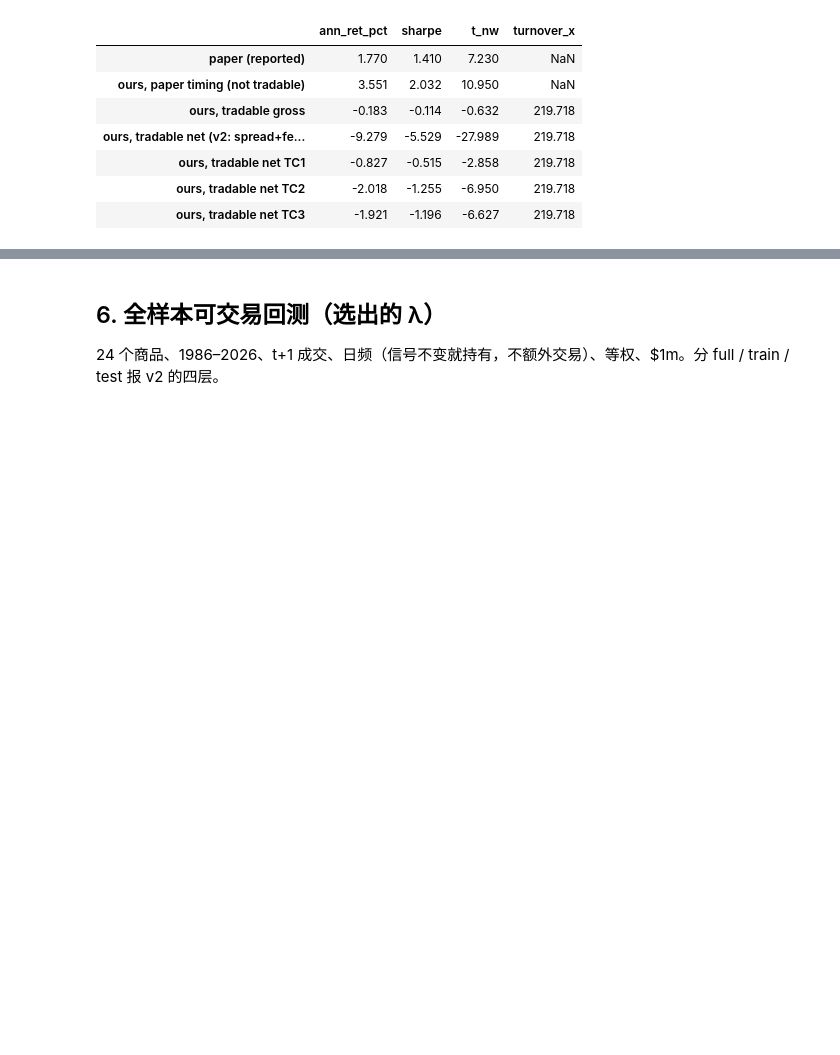
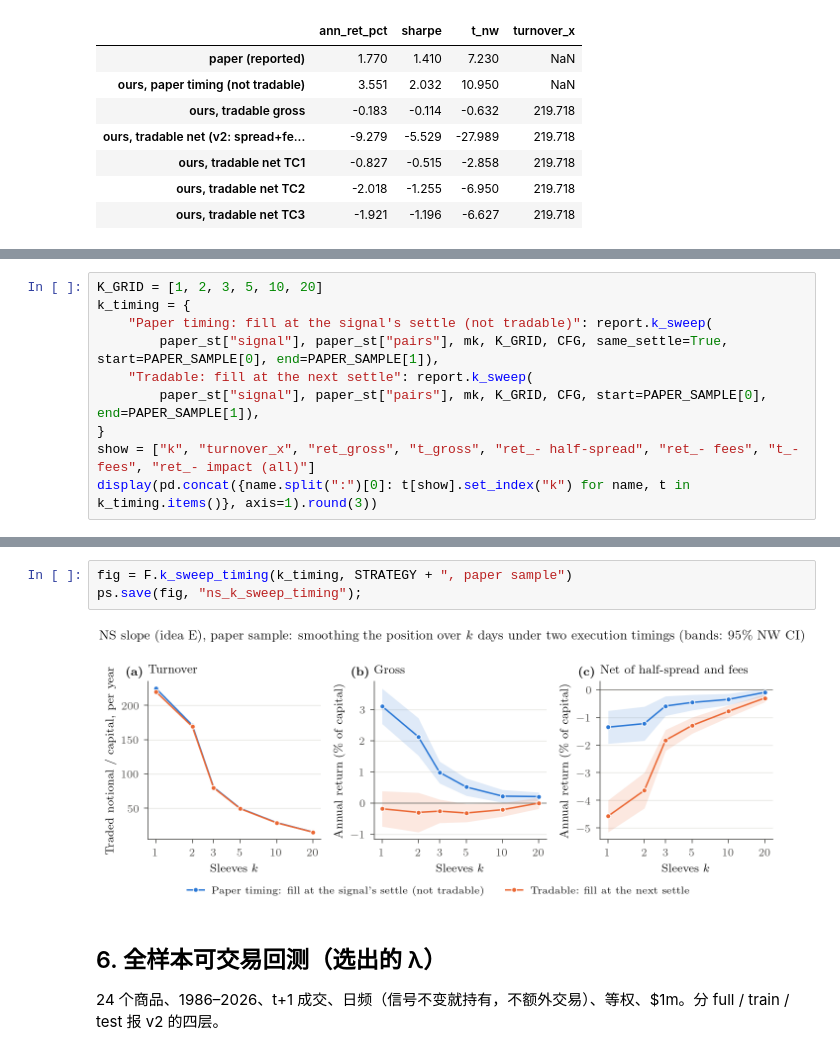
Before and after one commit to TianTian20021211/SystematicTradingCourse, a Jupyter notebook: notebooks/07_nelson_siegel.ipynb, the cells around one changed output, grey strips where cells are left out. Drawn from its saved outputs; the diff is of its cells as text; blank space fills up the shorter version.

```diff
--- a/notebooks/07_nelson_siegel.ipynb
+++ b/notebooks/07_nelson_siegel.ipynb
@@ -201,0 +306,10 @@ display(replication.round(3))
+# %%
+K_GRID = [1, 2, 3, 5, 10, 20]
+k_timing = {
+    "Paper timing: fill at the signal's settle (not tradable)": report.k_sweep(
+        paper_st["signal"], paper_st["pairs"], mk, K_GRID, CFG, same_settle=True, start=PAPER_SAMPLE[0], end=PAPER_SAMPLE[1]),
+    "Tradable: fill at the next settle": report.k_sweep(
+        paper_st["signal"], paper_st["pairs"], mk, K_GRID, CFG, start=PAPER_SAMPLE[0], end=PAPER_SAMPLE[1]),
+}
+show = ["k", "turnover_x", "ret_gross", "t_gross", "ret_- half-spread", "ret_- fees", "t_- fees", "ret_- impact (all)"]
+display(pd.concat({name.split(":")[0]: t[show].set_index("k") for name, t in k_timing.items()}, axis=1).round(3))
@@ -202,3 +326,8 @@ display(replication.round(3))
+# %%
+fig = F.k_sweep_timing(k_timing, STRATEGY + ", paper sample")
+ps.save(fig, "ns_k_sweep_timing");
+# %% [output]
+[figure, added]
 # %% [markdown]
 ## 6. 全样本可交易回测（选出的 λ）
 
```
Also changed, not shown: parts of 16 cells of this notebook, 10 other files.
